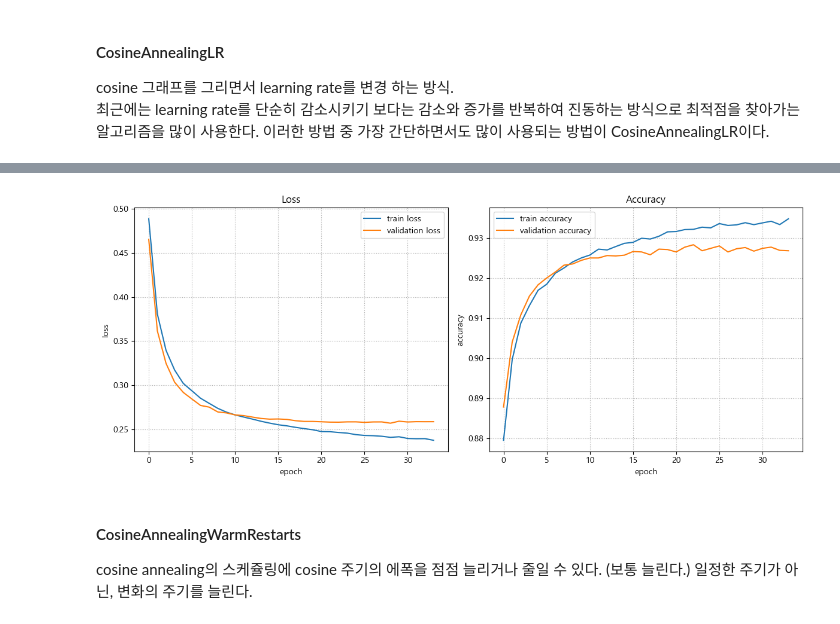
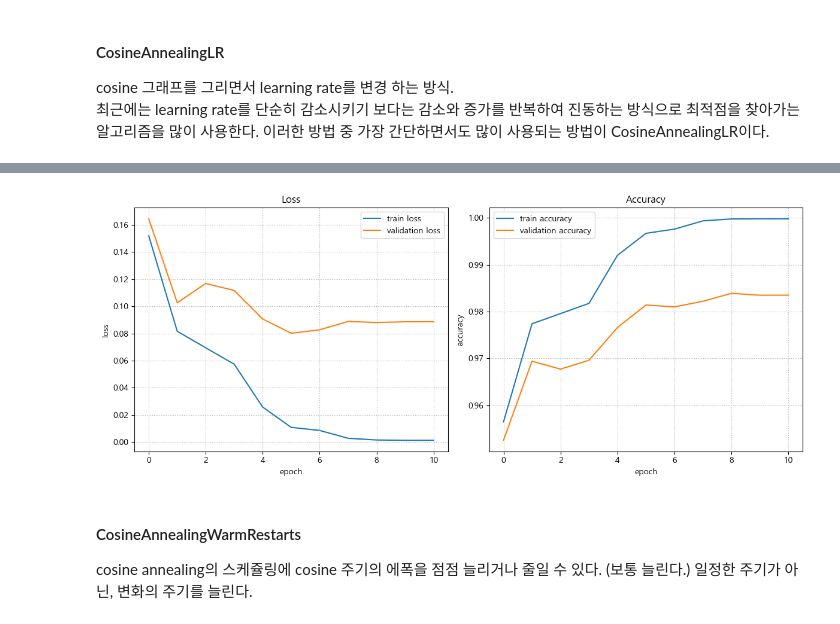
Before and after one commit to NGGW519/SKN13_review, a Jupyter notebook: 09_deep_learning/08_practice.ipynb, the cells around one changed output, grey strips where cells are left out. Drawn from its saved outputs; the diff is of its cells as text; code cells hidden in the pictures.

```diff
--- a/09_deep_learning/08_practice.ipynb
+++ b/09_deep_learning/08_practice.ipynb
@@ -954,4 +972,6 @@ plot_lr("CosineAnnelingLR", lr_list)
 # %%
+# CosineAnnelingLR을 Big model에 적용시켜 시각화하기
+
 import torch
 import torch.nn as nn
 from torchinfo import summary
@@ -965,7 +985,7 @@ from module.utils import plot_fit_result
 # ----------------------------
 device = "cuda" if torch.cuda.is_available() else "cpu"
 root_data_path = "datasets"
-epochs = 300
+epochs = 100
 batch_size = 256
 lr = 0.001
 
@@ -974,44 +994,53 @@ lr = 0.001
 # ----------------------------
 train_loader = load_mnist_dataset(root_data_path, batch_size)
 test_loader = load_mnist_dataset(root_data_path, batch_size, is_train=False)
-classes = train_loader.dataset.classes
-class_to_idx = train_loader.dataset.class_to_idx
 
 # ----------------------------
 # 모델 정의
 # ----------------------------
-class SmallModel(nn.Module):
+class BigModel(nn.Module):
     def __init__(self):
         super().__init__()
-        self.lr = nn.Linear(28*28, 10) # 입력 -> 출력 / 손글씨 이미지 픽셀 28*28 = 784 픽셀
+        self.b1 = nn.Sequential(nn.Flatten(), nn.Linear(28*28, 2048), nn.ReLU())
+        self.b2 = nn.Sequential(nn.Linear(2048, 1024), nn.ReLU())
+        self.b3 = nn.Sequential(nn.Linear(1024, 512), nn.ReLU())
+        self.b4 = nn.Sequential(nn.Linear(512, 256), nn.ReLU())
+        self.b5 = nn.Sequential(nn.Linear(256, 128), nn.ReLU())
+        self.b6 = nn.Sequential(nn.Linear(128, 64), nn.ReLU())
+        self.b7 = nn.Sequential(nn.Linear(64, 32), nn.ReLU())
+        self.out_block = nn.Linear(32, 10)
 
     def forward(self, X):
-        X = nn.Flatten()(X)
-        out = self.lr(X)
-        return out
+        X = self.b1(X)
+        X = self.b2(X)
+        X = self.b3(X)
+        X = self.b4(X)
+        X = self.b5(X)
+        X = self.b6(X)
+        X = self.b7(X)
+        return self.out_block(X)
 
 # ----------------------------
 # 학습 설정
 # ----------------------------
-model = SmallModel().to(device)
+big_model = BigModel().to(device)
 loss_fn = nn.CrossEntropyLoss()
-optimizer = torch.optim.Adam(model.parameters(), lr=lr)
+optimizer = torch.optim.Adam(big_model.parameters(), lr=lr)
 
-# CosineAnnealingLR로 변경
-ca_lr_scheduler = torch.optim.lr_scheduler.CosineAnnealingLR(
+# CosineAnnealingLR 스케줄러
+ca_scheduler = torch.optim.lr_scheduler.CosineAnnealingLR(
     optimizer,
-    T_max=epochs,  # 총 epoch 수 기준으로 변경 주기 설정
-    eta_min=1e-6   # 최소 learning rate
+    T_max=10,
+    eta_min=1e-6
 )
-
 
 # ----------------------------
 # 학습
 # ----------------------------
-train_loss_list, train_acc_list, valid_loss_list, valid_acc_list = fit(
+train_loss_list6, train_acc_list6, valid_loss_list6, valid_acc_list6 = fit(
     train_loader,
     test_loader,
-    model,
+    big_model,
     loss_fn,
     optimizer,
     epochs,
@@ -1019,16 +1048,16 @@ train_loss_list, train_acc_list, valid_loss_list, valid_acc_list = fit(
     patience=5,
     device=device,
     mode='multi',
-    lr_scheduler=ca_lr_scheduler
+    lr_scheduler=ca_scheduler
 )
 
 # ----------------------------
 # 시각화
 # ----------------------------
 plot_fit_result(
-    train_loss_list,
-    train_acc_list,
-    valid_loss_list,
-    valid_acc_list
+    train_loss_list6,
+    train_acc_list6,
+    valid_loss_list6,
+    valid_acc_list6
 )
 # %% [output]
@@ -1052,4 +1081,4 @@ Early stopping: Epoch - 33
-[figure, old version]
+[figure, new version]
 # %% [markdown]
 #### CosineAnnealingWarmRestarts
 
```
Also changed, not shown: parts of 18 cells of this notebook, 1 other file.
